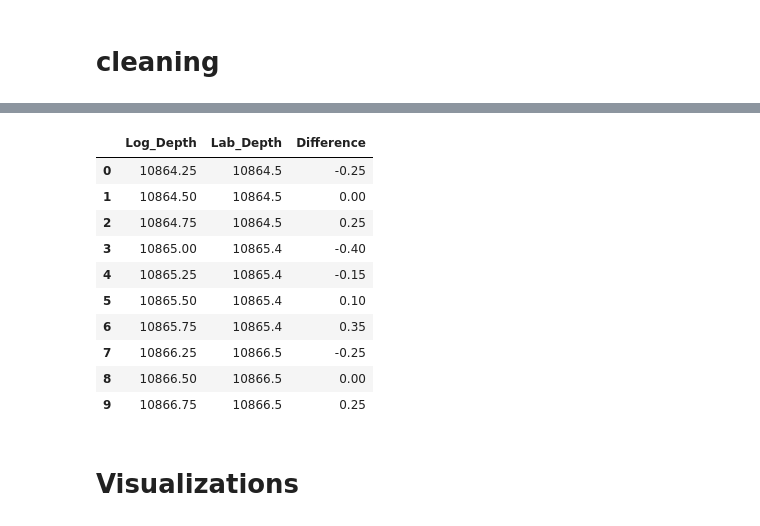
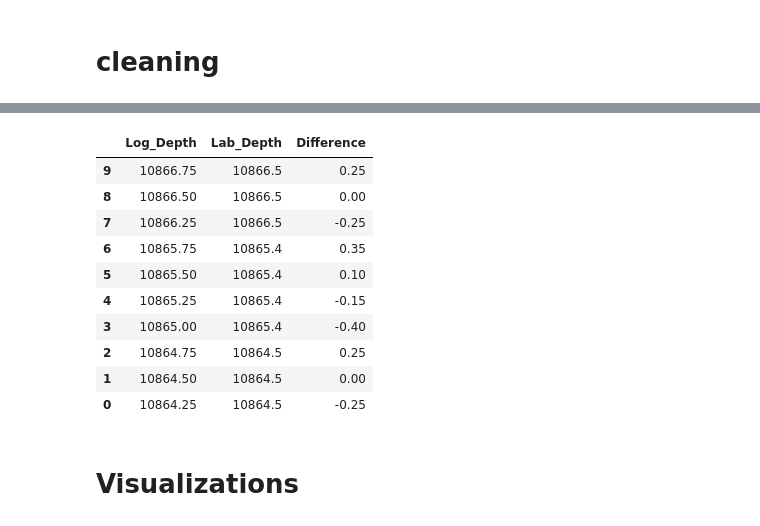
Before and after one commit to Z1y4dd/colab, a Jupyter notebook: HRDH/HRDH-1119.ipynb, the cells around one changed output, grey strips where cells are left out. Saved outputs shown, nothing was run; the diff lists cells and outputs as text; code cells hidden in the pictures.

```diff
--- a/HRDH/HRDH-1119.ipynb
+++ b/HRDH/HRDH-1119.ipynb
@@ -345,7 +391,29 @@ def kd_tree_depth_join(log_df, lab_df, tolerance=0.5):
     return joined
 
 # Join log and lab data using KD-tree
-joined_df = kd_tree_depth_join(log_df, lab_df, tolerance=0.5)
-print(f"Found {len(joined_df)} matches with 0.5 ft tolerance")
+tolerance_ft = 1
+joined_df = kd_tree_depth_join(log_df_clean, lab_df, tolerance_ft)
+
+print(f"Found {len(joined_df)} matches with {tolerance_ft} ft tolerance")
+
+# Calculate missing data statistics
+total_log_samples = len(log_df_clean)
+matched_samples = len(joined_df)
+missing_samples = total_log_samples - matched_samples
+missing_percentage = (missing_samples / total_log_samples) * 100
+
+print(f"\nData Coverage Summary:")
+print(f"Total log samples: {total_log_samples}")
+print(f"Matched samples: {matched_samples}")
+print(f"Missing lab matches: {missing_samples}")
+print(f"Missing percentage: {missing_percentage:.1f}%")
+
+# Show depth ranges
+print(f"\nDepth Range Comparison:")
+print(f"Log data depth range: {log_df_clean.index.min():.1f} - {log_df_clean.index.max():.1f} ft")
+print(f"Lab data depth range: {lab_df.index.min():.1f} - {lab_df.index.max():.1f} ft")
+print(f"Matched data depth range: {joined_df['Lab_Depth'].min():.1f} - {joined_df['Lab_Depth'].max():.1f} ft")
+
+print("")
 joined_df
 # %% [output]
@@ -365,22 +638,22 @@ Found 10 matches with 0.5 ft tolerance
 # %%
 depth_comparison = pd.DataFrame({
     'Log_Depth': joined_df['Log_Depth'],
     'Lab_Depth': joined_df['Lab_Depth'],
     'Difference': joined_df['Log_Depth'] - joined_df['Lab_Depth']
 })
-depth_comparison.sort_values('Log_Depth')
+depth_comparison.sort_values('Log_Depth', ascending=False)
 # %% [output]
 |  | Log_Depth | Lab_Depth | Difference |
+| 9 | 10866.75 | 10866.5 | 0.25 |
+| 8 | 10866.50 | 10866.5 | 0.00 |
+| 7 | 10866.25 | 10866.5 | -0.25 |
+| 6 | 10865.75 | 10865.4 | 0.35 |
+| 5 | 10865.50 | 10865.4 | 0.10 |
+| 4 | 10865.25 | 10865.4 | -0.15 |
+| 3 | 10865.00 | 10865.4 | -0.40 |
+| 2 | 10864.75 | 10864.5 | 0.25 |
+| 1 | 10864.50 | 10864.5 | 0.00 |
 | 0 | 10864.25 | 10864.5 | -0.25 |
-| 1 | 10864.50 | 10864.5 | 0.00 |
-| 2 | 10864.75 | 10864.5 | 0.25 |
-| 3 | 10865.00 | 10865.4 | -0.40 |
-| 4 | 10865.25 | 10865.4 | -0.15 |
-| 5 | 10865.50 | 10865.4 | 0.10 |
-| 6 | 10865.75 | 10865.4 | 0.35 |
-| 7 | 10866.25 | 10866.5 | -0.25 |
-| 8 | 10866.50 | 10866.5 | 0.00 |
-| 9 | 10866.75 | 10866.5 | 0.25 |
 # %% [markdown]
 # Visualizations
 # %%
```
Also changed, not shown: parts of 6 cells of this notebook, 1 other file.
